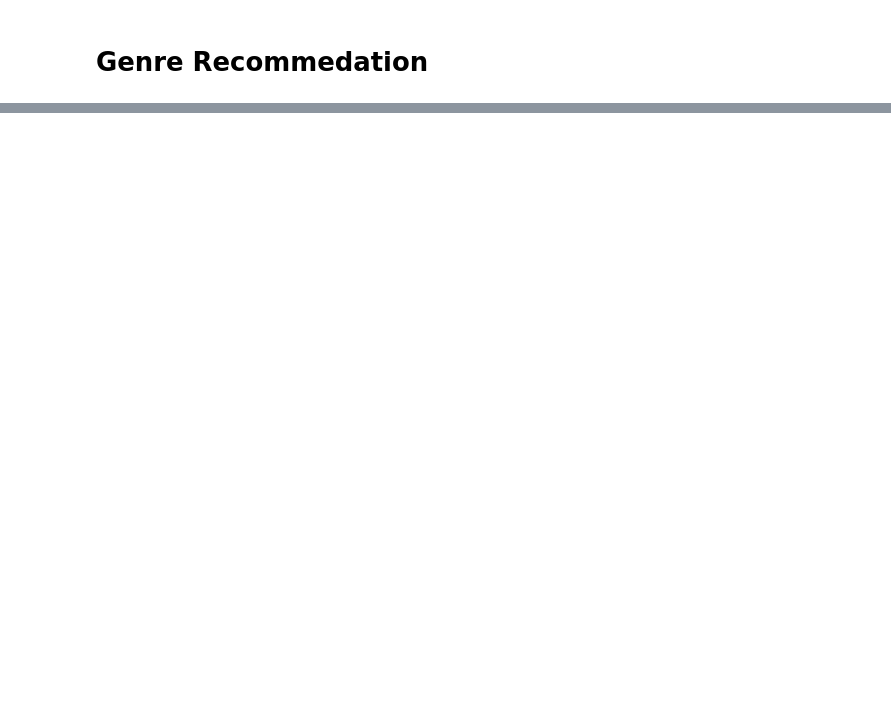
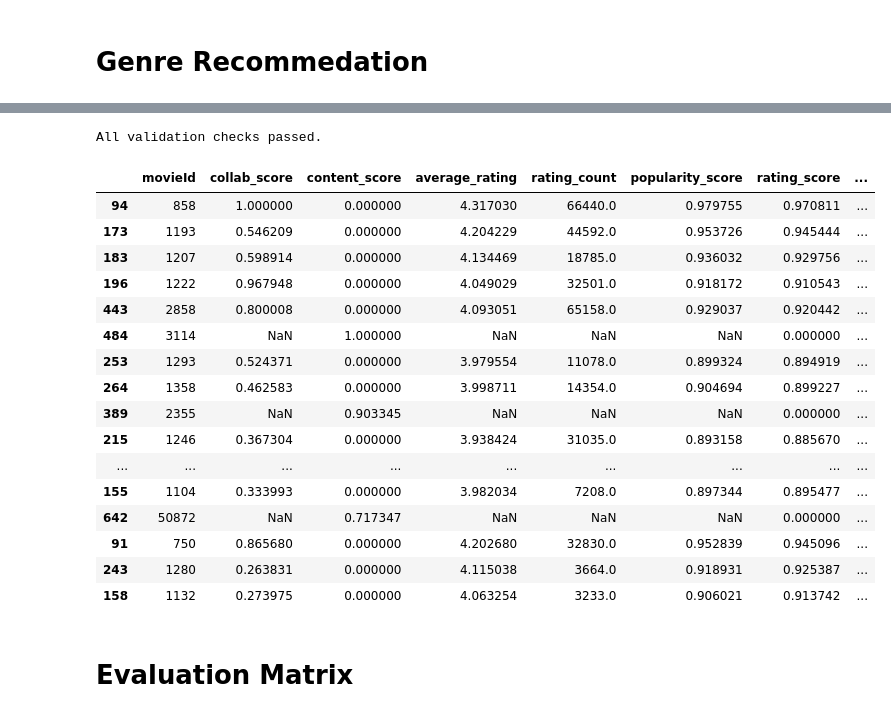
Before and after one commit to replyeshab/CineAI-AI-Based-Hybrid-Recommendation-System, a Jupyter notebook: hybrid.ipynb, the cells around one changed output, grey strips where cells are left out. Cells and saved outputs as stored; diff of their text form; code cells hidden in the pictures; blank space fills up the shorter version.

```diff
--- a/hybrid.ipynb
+++ b/hybrid.ipynb
@@ -325,7 +324,12 @@ def recommend_content(title, top_n=500):
 
     if matches.empty:
         print("Movie not found.")
-        return None
+        return pd.DataFrame(
+          columns=[
+             "movieId",
+            "similarity_score"
+    ]
+)
 
     idx = matches.index[0]
 
@@ -630,11 +695,0 @@ hybrid = hybrid.merge(
-# %%
-watched_movies = ratings.loc[
-    ratings["userId"] == USER_ID,
-    "movieId"
-]
-
-hybrid = hybrid[
-    ~hybrid["movieId"].isin(
-        watched_movies
-    )
-]
@@ -772,13 +771,13 @@ def validate_recommendations(
 
     print("All validation checks passed.")
 # %%
-def get_final_recommendations(df, top_n=500):
+def get_final_recommendations(
+    df,
+    top_n=500
+):
     df = df.sort_values(
         "final_score",
         ascending=False
     )
 
     return df.head(top_n)
-
-final_recommendations = get_final_recommendations(hybrid)
-final_recommendations
@@ -847,7 +783,0 @@ final_recommendations.head(175325)
-# %%
-watched_movies = ratings.loc[
-    ratings["userId"] ==175325,
-    "movieId"
-]
-
-print(watched_movies.tolist())
@@ -960,0 +844,33 @@ final_recommendations.head(119546)
+# %%
+from sklearn.preprocessing import MinMaxScaler
+
+scaler = MinMaxScaler()
+
+final_recommendations = recommend_movies(
+    user_id=1,
+    reference_movie="Toy Story",
+    top_n=20
+)
+
+display(final_recommendations)
+# %% [output]
+All validation checks passed.
+|  | movieId | collab_score | content_score | average_rating | rating_count | popularity_score | rating_score | ... |
+| 94 | 858 | 1.000000 | 0.000000 | 4.317030 | 66440.0 | 0.979755 | 0.970811 | ... |
+| 173 | 1193 | 0.546209 | 0.000000 | 4.204229 | 44592.0 | 0.953726 | 0.945444 | ... |
+| 183 | 1207 | 0.598914 | 0.000000 | 4.134469 | 18785.0 | 0.936032 | 0.929756 | ... |
+| 196 | 1222 | 0.967948 | 0.000000 | 4.049029 | 32501.0 | 0.918172 | 0.910543 | ... |
+| 443 | 2858 | 0.800008 | 0.000000 | 4.093051 | 65158.0 | 0.929037 | 0.920442 | ... |
+| 484 | 3114 | NaN | 1.000000 | NaN | NaN | NaN | 0.000000 | ... |
+| 253 | 1293 | 0.524371 | 0.000000 | 3.979554 | 11078.0 | 0.899324 | 0.894919 | ... |
+| 264 | 1358 | 0.462583 | 0.000000 | 3.998711 | 14354.0 | 0.904694 | 0.899227 | ... |
+| 389 | 2355 | NaN | 0.903345 | NaN | NaN | NaN | 0.000000 | ... |
+| 215 | 1246 | 0.367304 | 0.000000 | 3.938424 | 31035.0 | 0.893158 | 0.885670 | ... |
+| ... | ... | ... | ... | ... | ... | ... | ... | ... |
+| 155 | 1104 | 0.333993 | 0.000000 | 3.982034 | 7208.0 | 0.897344 | 0.895477 | ... |
+| 642 | 50872 | NaN | 0.717347 | NaN | NaN | NaN | 0.000000 | ... |
+| 91 | 750 | 0.865680 | 0.000000 | 4.202680 | 32830.0 | 0.952839 | 0.945096 | ... |
+| 243 | 1280 | 0.263831 | 0.000000 | 4.115038 | 3664.0 | 0.918931 | 0.925387 | ... |
+| 158 | 1132 | 0.273975 | 0.000000 | 4.063254 | 3233.0 | 0.906021 | 0.913742 | ... |
+# %% [markdown]
+# Evaluation Matrix
```
Also changed, not shown: parts of 44 cells of this notebook.
